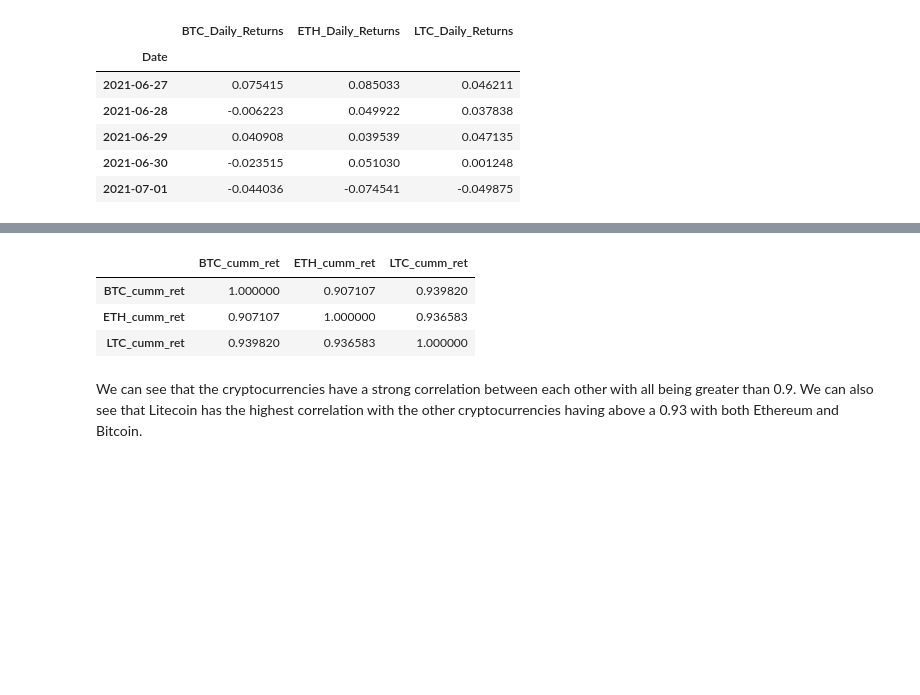
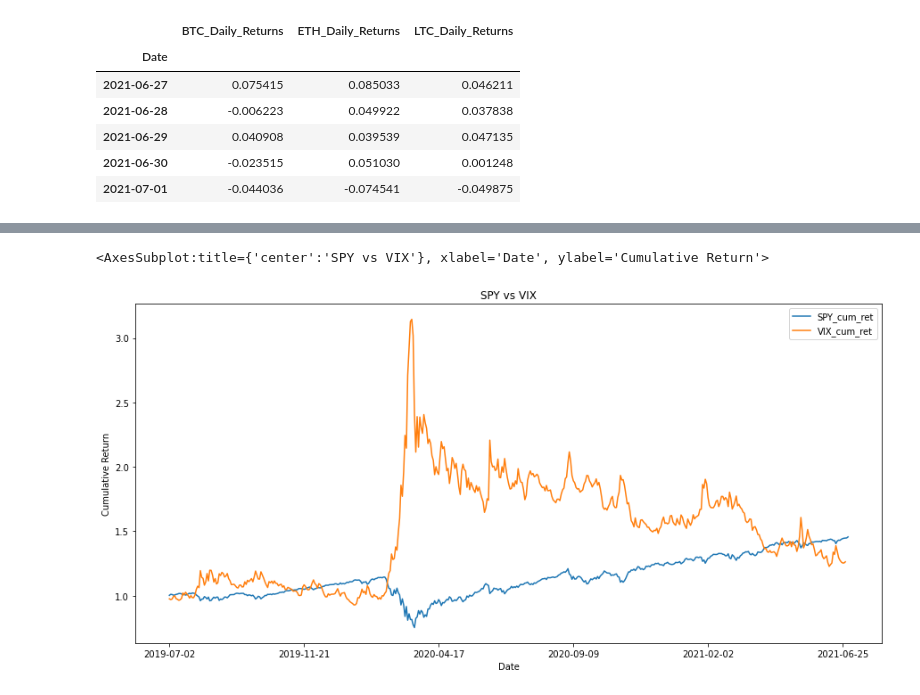
Before and after one commit to jpweldon/Cryptocurrency_Stock_Correlation, a Jupyter notebook: Data_Analysis/data_analysis.ipynb, the cells around one changed output, grey strips where cells are left out. Saved outputs shown, nothing was run; the diff lists cells and outputs as text; code cells hidden in the pictures; blank space fills up the shorter version.

```diff
--- a/Data_Analysis/data_analysis.ipynb
+++ b/Data_Analysis/data_analysis.ipynb
@@ -112,3 +112,13 @@ display(vix_closing_prices.tail())
 | 2021-06-25 | 20.75 |
 | 2021-06-28 | 20.75 |
 | 2021-06-29 | 20.90 |
+# %%
+# Calculate daily change of VIX closing prices
+vix_daily_change = vix_closing_prices.pct_change().dropna()
+
+# Change column header name
+columns = ['VIX_Change']
+vix_daily_change.columns = columns
+
+# Check first 5 rows
+vix_daily_change.head()
@@ -114,0 +133,8 @@ display(vix_closing_prices.tail())
+# %%
+# Create new DataFrame of cumulative sum of VIX daily changes
+vix_cumulative_return = (1 + vix_daily_change).cumprod()
+columns = ['VIX_cum_ret']
+vix_cumulative_return.columns = columns
+
+# Verify function worked by reviewing last few lines of DataFrame
+vix_cumulative_return.tail()
@@ -280,10 +280,14 @@ crypto_cummulative_returns.plot(
-# %%
-# Determine the correlation between the various cryptocurrencies
-crypto_cummulative_returns.corr()
-# %% [output]
-|  | BTC_cumm_ret | ETH_cumm_ret | LTC_cumm_ret |
-| BTC_cumm_ret | 1.000000 | 0.907107 | 0.939820 |
-| ETH_cumm_ret | 0.907107 | 1.000000 | 0.936583 |
-| LTC_cumm_ret | 0.939820 | 0.936583 | 1.000000 |
-# %% [markdown]
-We can see that the cryptocurrencies have a strong correlation between each other with all being greater than 0.9. We can also see that Litecoin has the highest correlation with the other cryptocurrencies having above a 0.93 with both Ethereum and Bitcoin.
+# %%
+# Overlay the cumulative returns for the SPY and the VIX daily changes
+# Use axes objects (ax) to overlay two DataFrames
+ax = spy_cumulative_return.plot(
+    figsize = (15,7),
+    title = 'SPY vs VIX',
+    ylabel='Cumulative Return'
+)
+
+# Call the second DataFrame to the plot
+vix_cumulative_return.plot(ax=ax)
+# %% [output]
+<AxesSubplot:title={'center':'SPY vs VIX'}, xlabel='Date', ylabel='Cumulative Return'>
+[figure, added]
```
Also changed, not shown: parts of 17 cells of this notebook, 7 other files.
